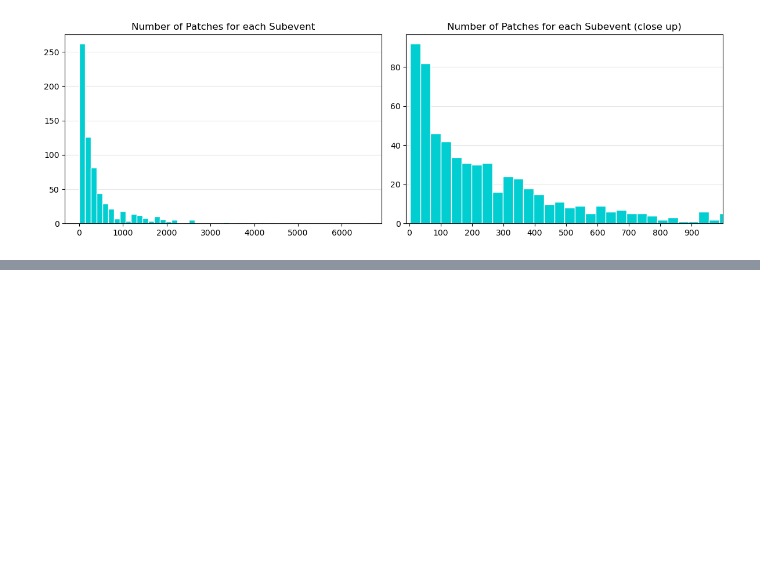
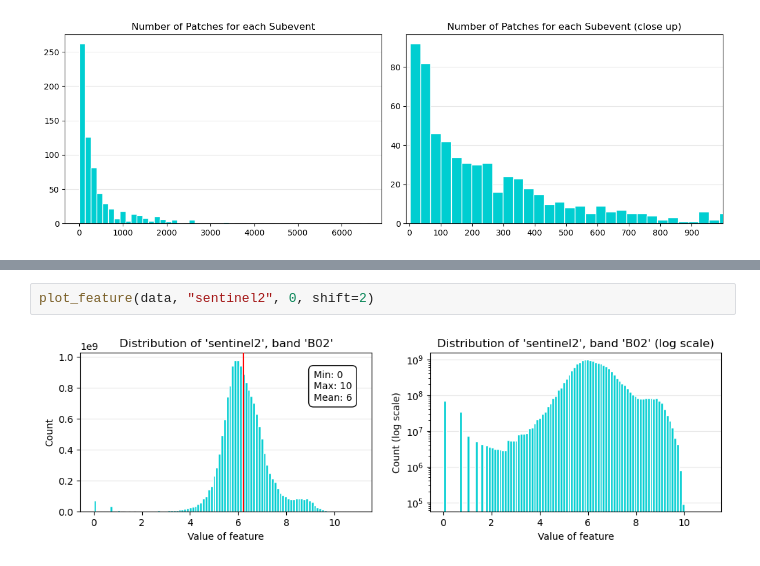
Before and after one commit to Natasha-R/Flood-Prediction-Deep-Learning, a Jupyter notebook: analysis/explore_dataset.ipynb, the cells around one changed output, grey strips where cells are left out. Drawn from its saved outputs; the diff is of its cells as text; blank space fills up the shorter version.

```diff
--- a/analysis/explore_dataset.ipynb
+++ b/analysis/explore_dataset.ipynb
@@ -112,0 +224,4 @@ fig.tight_layout()
+# %%
+plot_feature(data, "sentinel2", 0, shift=2)
+# %% [output]
+[figure, added]
```
Also changed, not shown: parts of 9 cells of this notebook, 2 other files.
